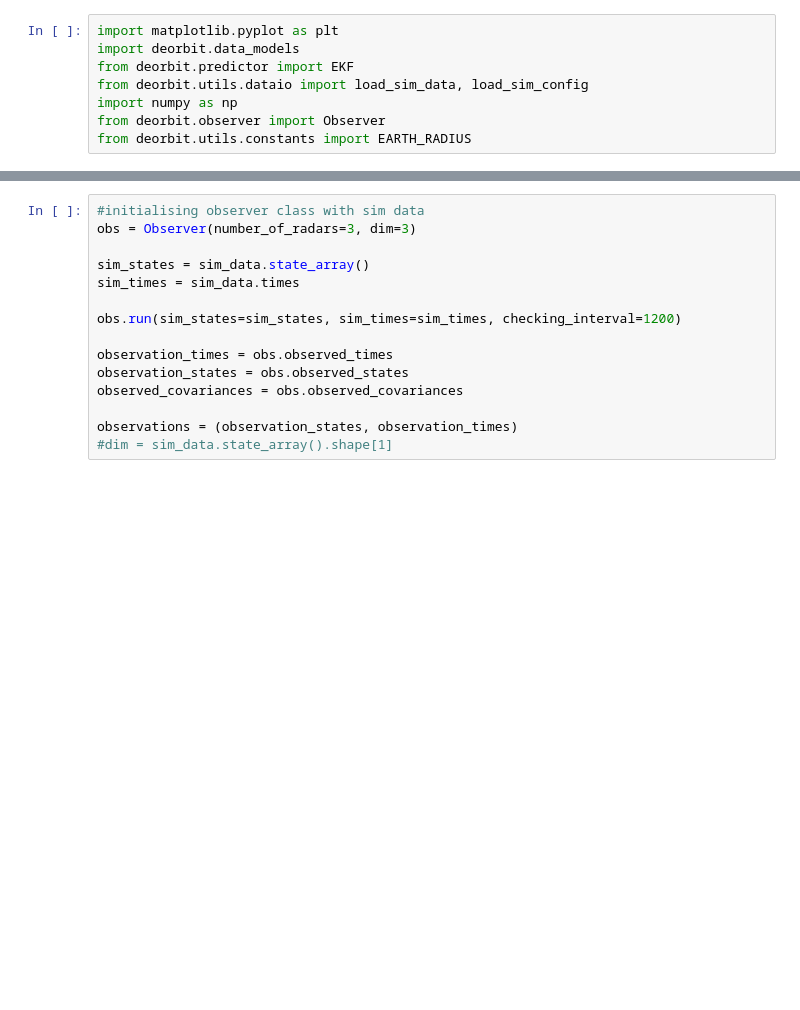
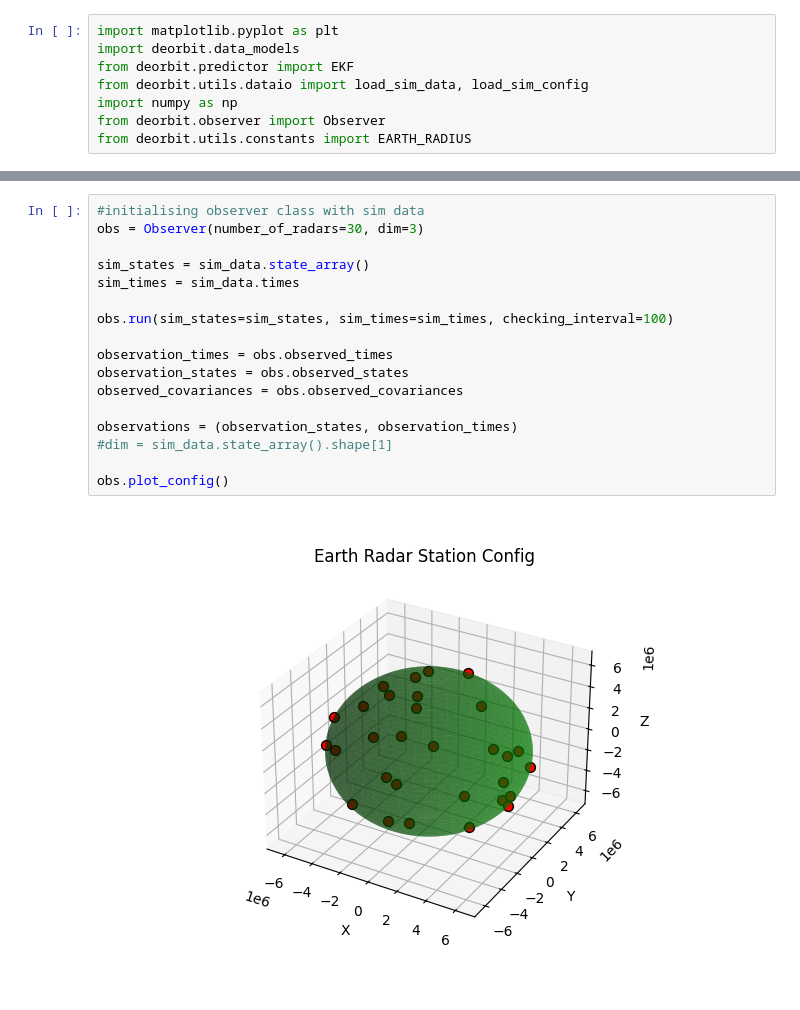
Before and after one commit to brendanbennett/deorbiter, a Jupyter notebook: examples/3D_EKF_example.ipynb, the cells around one changed output, grey strips where cells are left out. Drawn from its saved outputs; the diff is of its cells as text; blank space fills up the shorter version.

```diff
--- a/examples/3D_EKF_example.ipynb
+++ b/examples/3D_EKF_example.ipynb
@@ -32,18 +35,22 @@ Loaded data from file
 # %%
 #initialising observer class with sim data
-obs = Observer(number_of_radars=3, dim=3)
+obs = Observer(number_of_radars=30, dim=3)
 
 sim_states = sim_data.state_array()
 sim_times = sim_data.times
 
-obs.run(sim_states=sim_states, sim_times=sim_times, checking_interval=1200)
+obs.run(sim_states=sim_states, sim_times=sim_times, checking_interval=100)
 
 observation_times = obs.observed_times
 observation_states = obs.observed_states
 observed_covariances = obs.observed_covariances
 
 observations = (observation_states, observation_times)
 #dim = sim_data.state_array().shape[1]
+
+obs.plot_config()
+# %% [output]
+[figure, added]
 # %%
 
 
```
Also changed, not shown: parts of 5 cells of this notebook, 3 other files.
